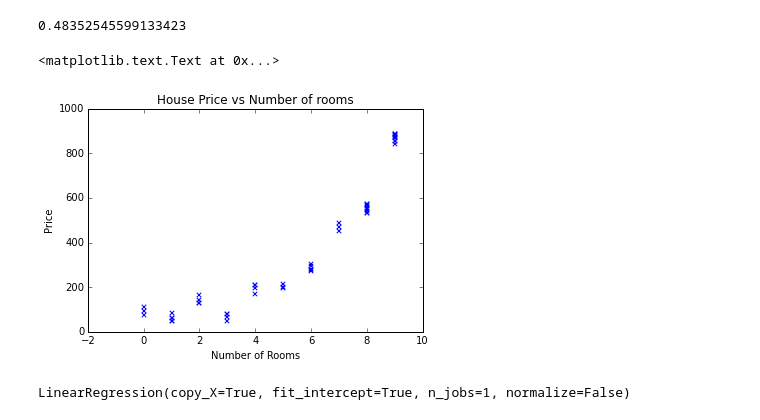
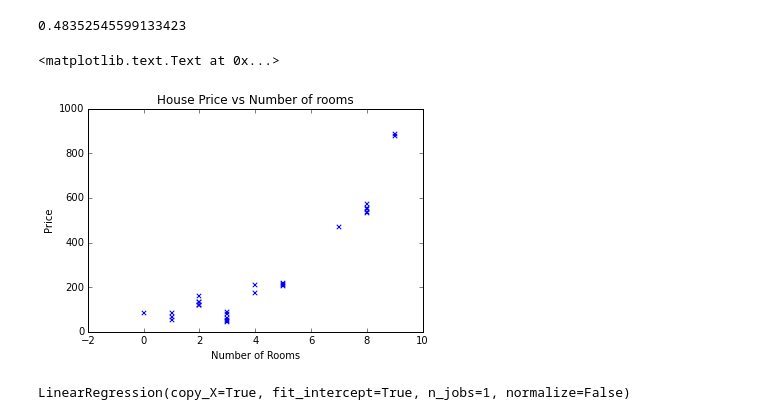
Before and after one commit to zafarali/explore-intelligence, a Jupyter notebook: osmos/regression.ipynb, the cells around one changed output. Saved outputs shown, nothing was run; the diff lists cells and outputs as text; code cells hidden in the pictures.

Commit message:
Update workshop notebook with visualization tools

```diff
--- a/osmos/regression.ipynb
+++ b/osmos/regression.ipynb
@@ -33,15 +59,15 @@ lr.score()
 # %%
 # fake data
 Xf = randint(10,size=500)
 Yf = np.power(Xf, 3) + np.random.randint(50,100,size=500) + 50*np.sin(Xf/.10) + 15
-idx = np.random.randint(0,500, size=50)
+idx = np.random.randint(0,500, size=30)
 plt.scatter(Xf[idx], Yf[idx], marker='x')
 plt.xlabel('Number of Rooms')
 plt.ylabel('Price')
 plt.title('House Price vs Number of rooms')
 # %% [output]
 <matplotlib.text.Text at 0x...>
-[figure, old version]
+[figure, new version]
 # %%
 lr = LinearRegression()
 lr.fit(X_train, Y_train)
```
Also changed, not shown: parts of 4 cells of this notebook, 3 other files.
